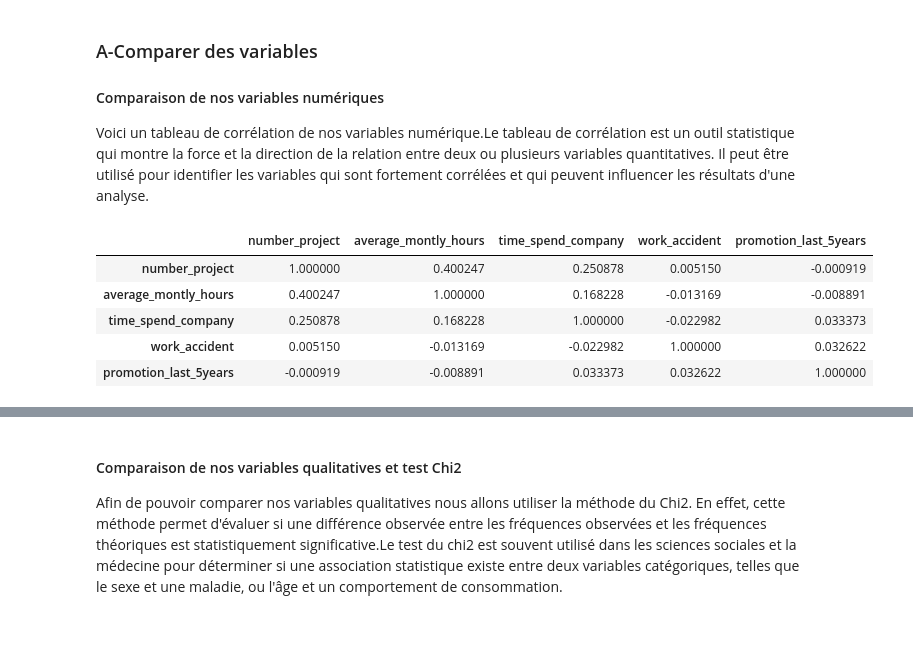
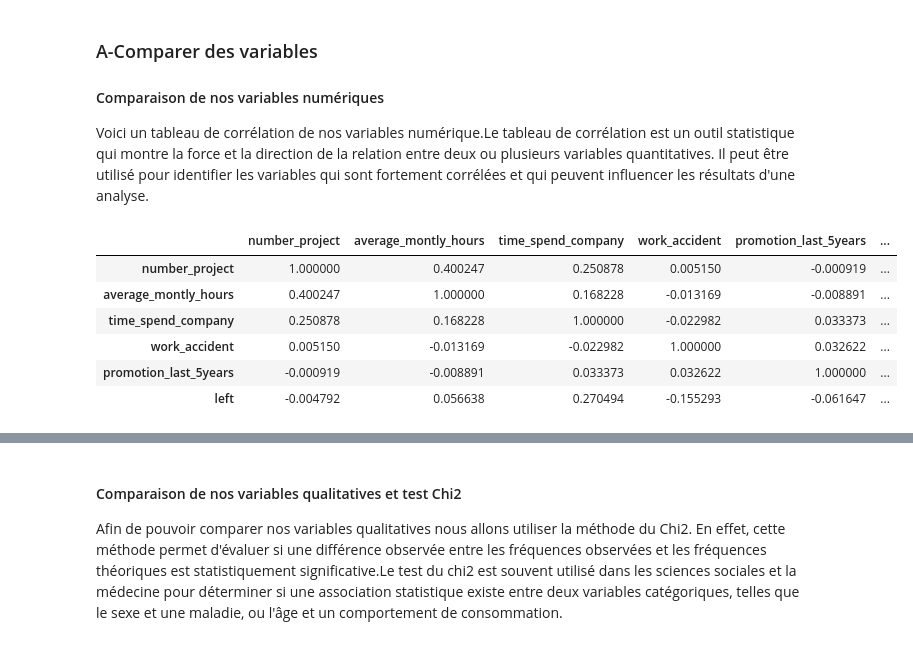
Before and after one commit to Gadeux/Projet-BI---Emma-et-Sarah, a Jupyter notebook: BI-Sarah et Emma.ipynb, the cells around one changed output, grey strips where cells are left out. Drawn from its saved outputs; the diff is of its cells as text; code cells hidden in the pictures.

```diff
--- a/BI-Sarah et Emma.ipynb
+++ b/BI-Sarah et Emma.ipynb
@@ -633,13 +633,14 @@ Dans ce chapitre nous allons comparer les variables entre elles afin de pouvoir
 
 Voici un tableau de corrélation de nos variables numérique.Le tableau de corrélation est un outil statistique qui montre la force et la direction de la relation entre deux ou plusieurs variables quantitatives. Il peut être utilisé pour identifier les variables qui sont fortement corrélées et qui peuvent influencer les résultats d'une analyse.
 # %%
-bidata_numericvalues = bidata[['satisfaction_level','last_evaluation','number_project','average_montly_hours','time_spend_company','work_accident','promotion_last_5years']]
+bidata_numericvalues = bidata[['satisfaction_level','last_evaluation','number_project','average_montly_hours','time_spend_company','work_accident','promotion_last_5years','left']]
 corr_matrix = bidata_numericvalues.corr(method='spearman')
 corr_matrix
 # %% [output]
-|  | number_project | average_montly_hours | time_spend_company | work_accident | promotion_last_5years |
-| number_project | 1.000000 | 0.400247 | 0.250878 | 0.005150 | -0.000919 |
-| average_montly_hours | 0.400247 | 1.000000 | 0.168228 | -0.013169 | -0.008891 |
-| time_spend_company | 0.250878 | 0.168228 | 1.000000 | -0.022982 | 0.033373 |
-| work_accident | 0.005150 | -0.013169 | -0.022982 | 1.000000 | 0.032622 |
-| promotion_last_5years | -0.000919 | -0.008891 | 0.033373 | 0.032622 | 1.000000 |
+|  | number_project | average_montly_hours | time_spend_company | work_accident | promotion_last_5years | ... |
+| number_project | 1.000000 | 0.400247 | 0.250878 | 0.005150 | -0.000919 | ... |
+| average_montly_hours | 0.400247 | 1.000000 | 0.168228 | -0.013169 | -0.008891 | ... |
+| time_spend_company | 0.250878 | 0.168228 | 1.000000 | -0.022982 | 0.033373 | ... |
+| work_accident | 0.005150 | -0.013169 | -0.022982 | 1.000000 | 0.032622 | ... |
+| promotion_last_5years | -0.000919 | -0.008891 | 0.033373 | 0.032622 | 1.000000 | ... |
+| left | -0.004792 | 0.056638 | 0.270494 | -0.155293 | -0.061647 | ... |
```
Also changed, not shown: parts of 4 cells of this notebook.
